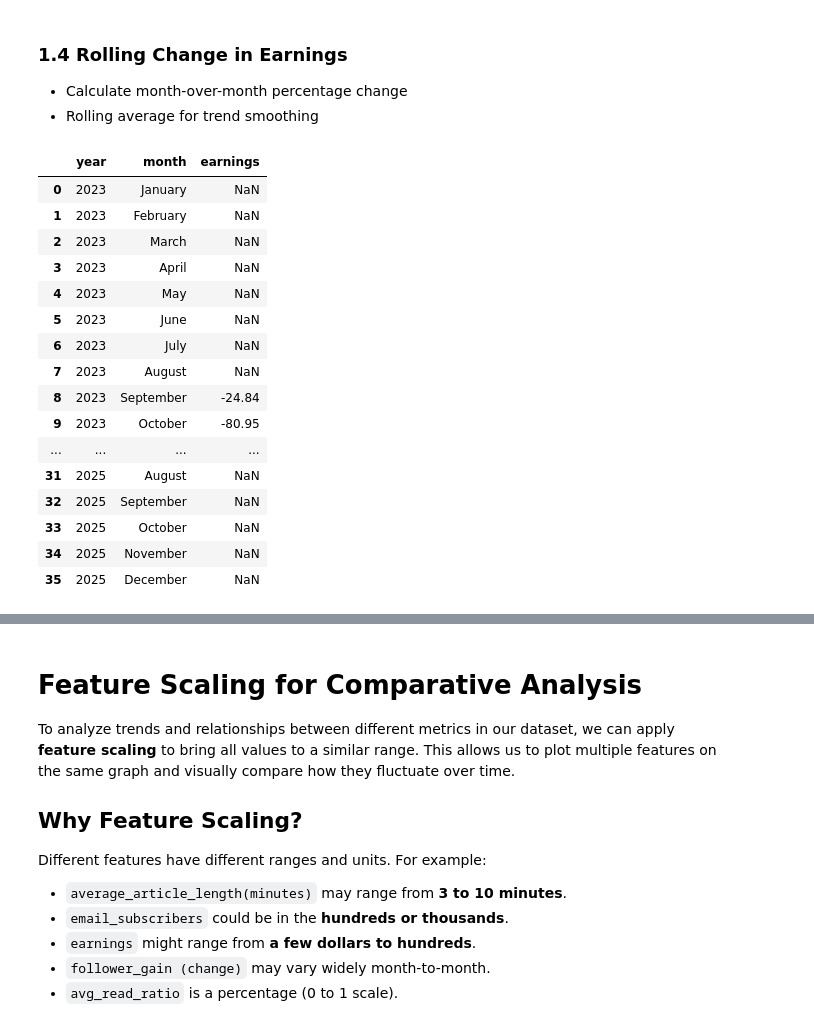
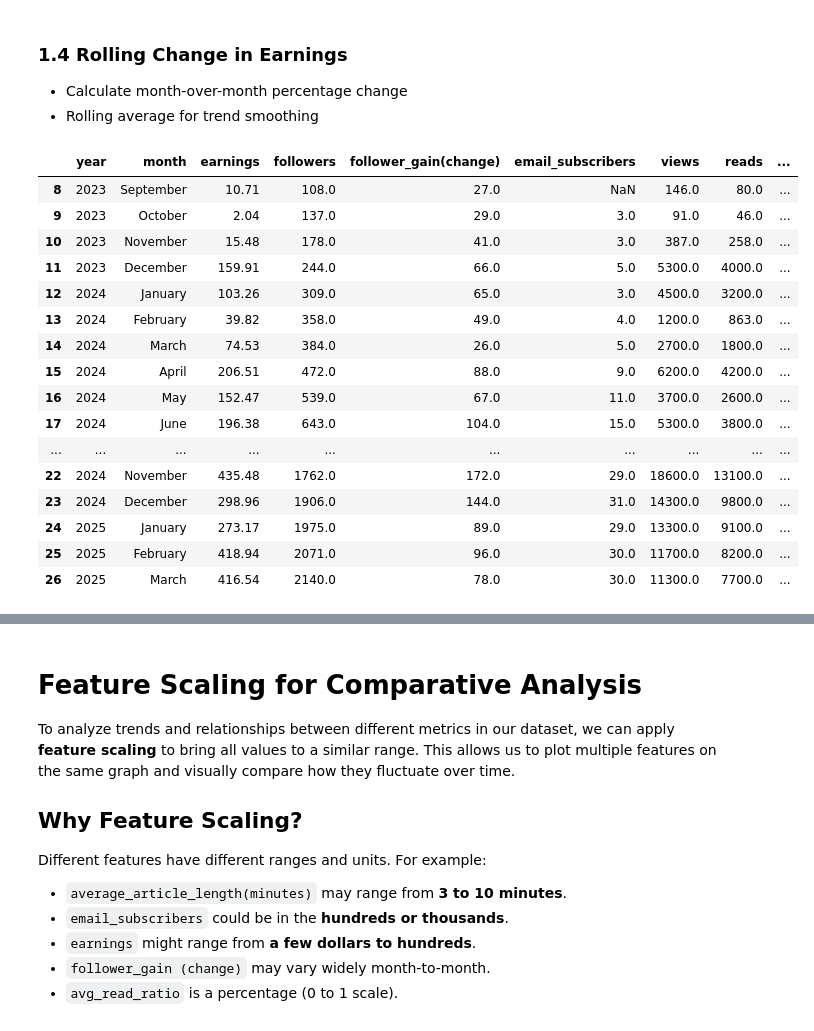
Before and after one commit to paul-trood/medium_earnings, a Jupyter notebook: 02_data_analysis.ipynb, the cells around one changed output, grey strips where cells are left out. Drawn from its saved outputs; the diff is of its cells as text; code cells hidden in the pictures.

```diff
--- a/02_data_analysis.ipynb
+++ b/02_data_analysis.ipynb
@@ -484,22 +564,25 @@ Views and Reads from 2023 to 2025
 * Rolling average for trend smoothing
 # %%
 
-round(dataframe["earnings"].pct_change(fill_method=None) * 100, 2).reset_index()
+df_plot["rolling_pct_change"] = round(df_plot["earnings"].pct_change(fill_method=None) * 100, 2)
-# %% [output]
-|  | year | month | earnings |
-| 0 | 2023 | January | NaN |
-| 1 | 2023 | February | NaN |
-| 2 | 2023 | March | NaN |
-| 3 | 2023 | April | NaN |
-| 4 | 2023 | May | NaN |
-| 5 | 2023 | June | NaN |
-| 6 | 2023 | July | NaN |
-| 7 | 2023 | August | NaN |
-| 8 | 2023 | September | -24.84 |
-| 9 | 2023 | October | -80.95 |
-| ... | ... | ... | ... |
-| 31 | 2025 | August | NaN |
-| 32 | 2025 | September | NaN |
-| 33 | 2025 | October | NaN |
-| 34 | 2025 | November | NaN |
-| 35 | 2025 | December | NaN |
+# %%
+# all the months with rolling percent change data
+df_plot[8:27]
+# %% [output]
+|  | year | month | earnings | followers | follower_gain(change) | email_subscribers | views | reads | ... |
+| 8 | 2023 | September | 10.71 | 108.0 | 27.0 | NaN | 146.0 | 80.0 | ... |
+| 9 | 2023 | October | 2.04 | 137.0 | 29.0 | 3.0 | 91.0 | 46.0 | ... |
+| 10 | 2023 | November | 15.48 | 178.0 | 41.0 | 3.0 | 387.0 | 258.0 | ... |
+| 11 | 2023 | December | 159.91 | 244.0 | 66.0 | 5.0 | 5300.0 | 4000.0 | ... |
+| 12 | 2024 | January | 103.26 | 309.0 | 65.0 | 3.0 | 4500.0 | 3200.0 | ... |
+| 13 | 2024 | February | 39.82 | 358.0 | 49.0 | 4.0 | 1200.0 | 863.0 | ... |
+| 14 | 2024 | March | 74.53 | 384.0 | 26.0 | 5.0 | 2700.0 | 1800.0 | ... |
+| 15 | 2024 | April | 206.51 | 472.0 | 88.0 | 9.0 | 6200.0 | 4200.0 | ... |
+| 16 | 2024 | May | 152.47 | 539.0 | 67.0 | 11.0 | 3700.0 | 2600.0 | ... |
+| 17 | 2024 | June | 196.38 | 643.0 | 104.0 | 15.0 | 5300.0 | 3800.0 | ... |
+| ... | ... | ... | ... | ... | ... | ... | ... | ... | ... |
+| 22 | 2024 | November | 435.48 | 1762.0 | 172.0 | 29.0 | 18600.0 | 13100.0 | ... |
+| 23 | 2024 | December | 298.96 | 1906.0 | 144.0 | 31.0 | 14300.0 | 9800.0 | ... |
+| 24 | 2025 | January | 273.17 | 1975.0 | 89.0 | 29.0 | 13300.0 | 9100.0 | ... |
+| 25 | 2025 | February | 418.94 | 2071.0 | 96.0 | 30.0 | 11700.0 | 8200.0 | ... |
+| 26 | 2025 | March | 416.54 | 2140.0 | 78.0 | 30.0 | 11300.0 | 7700.0 | ... |
```
Also changed, not shown: parts of 8 cells of this notebook, 2 other files.
